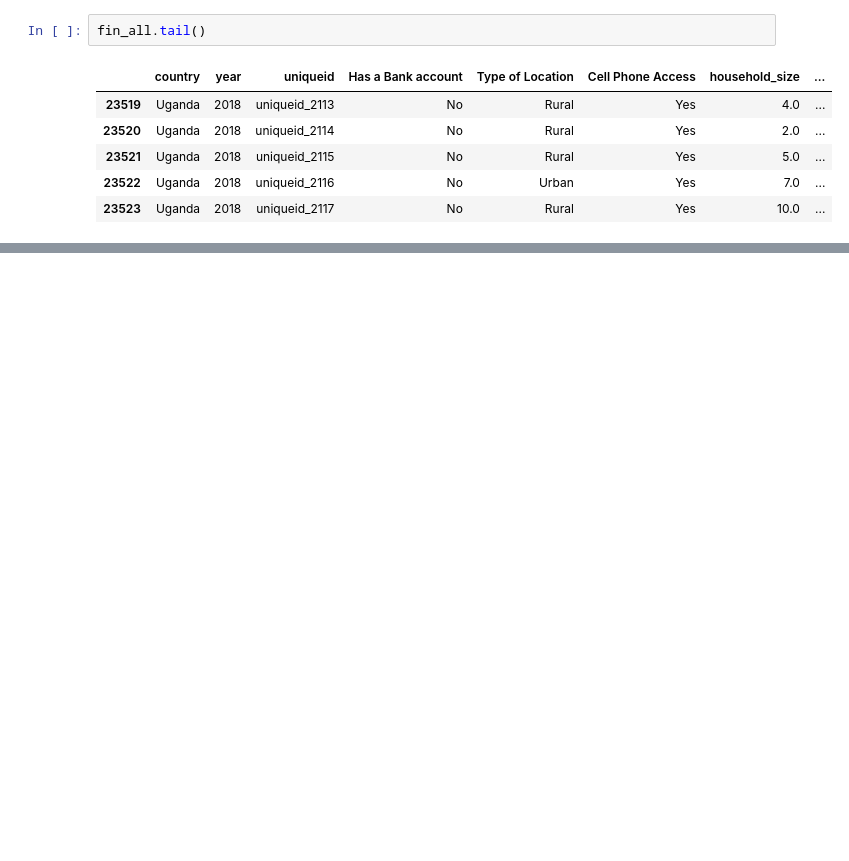
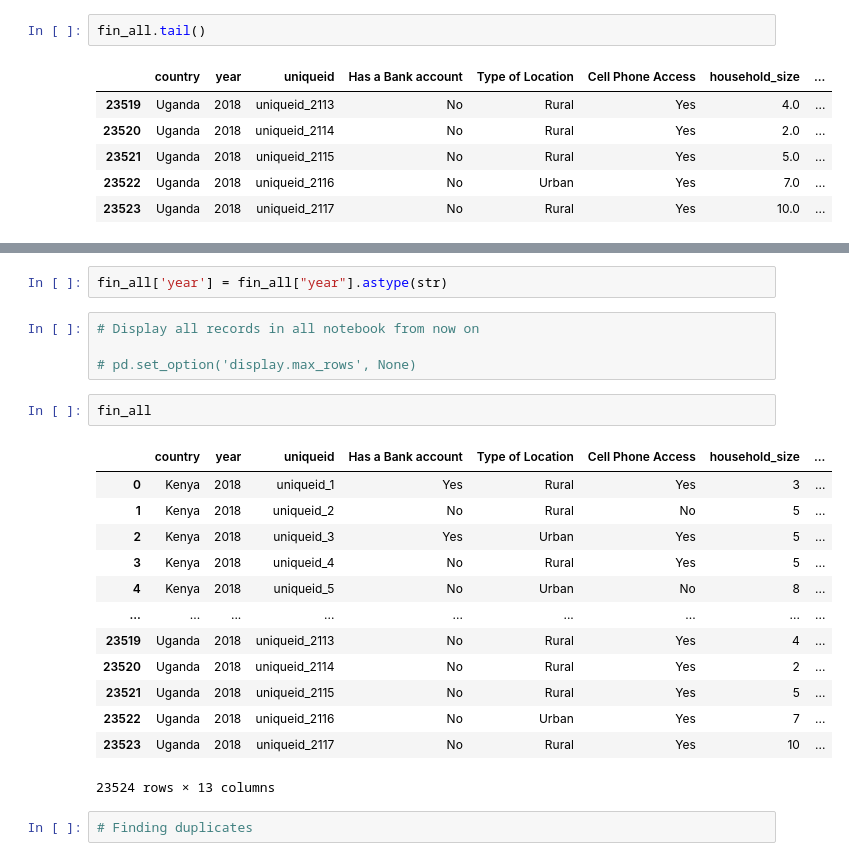
Before and after one commit to yves-moringa/CoreIpWk2, a Jupyter notebook: Moringa_Data_Science_Core_W2_Independent_Project_2022_03_Yves_Havugimana_Python_Notebook.ipynb, the cells around one changed output, grey strips where cells are left out. Drawn from its saved outputs; the diff is of its cells as text; blank space fills up the shorter version.

```diff
--- a/Moringa_Data_Science_Core_W2_Independent_Project_2022_03_Yves_Havugimana_Python_Notebook.ipynb
+++ b/Moringa_Data_Science_Core_W2_Independent_Project_2022_03_Yves_Havugimana_Python_Notebook.ipynb
@@ -317,0 +149,24 @@ Index(['country', 'year', 'uniqueid', 'Has a Bank account', 'Type of Location',
+# %%
+fin_all['year'] = fin_all["year"].astype(str)
+# %%
+# Display all records in all notebook from now on
+
+# pd.set_option('display.max_rows', None)
+# %%
+fin_all
+# %% [output]
+|  | country | year | uniqueid | Has a Bank account | Type of Location | Cell Phone Access | household_size | ... |
+| 0 | Kenya | 2018 | uniqueid_1 | Yes | Rural | Yes | 3 | ... |
+| 1 | Kenya | 2018 | uniqueid_2 | No | Rural | No | 5 | ... |
+| 2 | Kenya | 2018 | uniqueid_3 | Yes | Urban | Yes | 5 | ... |
+| 3 | Kenya | 2018 | uniqueid_4 | No | Rural | Yes | 5 | ... |
+| 4 | Kenya | 2018 | uniqueid_5 | No | Urban | No | 8 | ... |
+| ... | ... | ... | ... | ... | ... | ... | ... | ... |
+| 23519 | Uganda | 2018 | uniqueid_2113 | No | Rural | Yes | 4 | ... |
+| 23520 | Uganda | 2018 | uniqueid_2114 | No | Rural | Yes | 2 | ... |
+| 23521 | Uganda | 2018 | uniqueid_2115 | No | Rural | Yes | 5 | ... |
+| 23522 | Uganda | 2018 | uniqueid_2116 | No | Urban | Yes | 7 | ... |
+| 23523 | Uganda | 2018 | uniqueid_2117 | No | Rural | Yes | 10 | ... |
+23524 rows × 13 columns
+# %%
+# Finding duplicates
```
Also changed, not shown: parts of 60 cells of this notebook.
